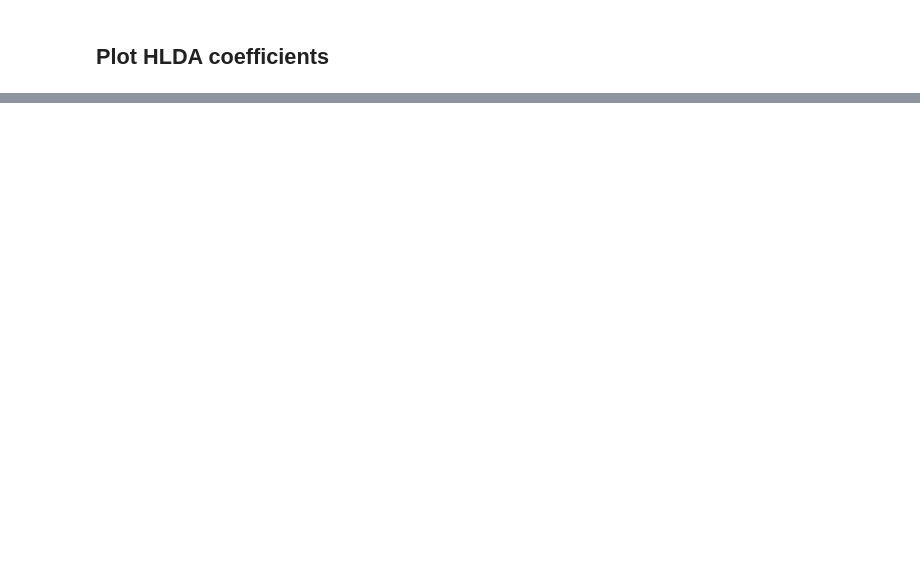
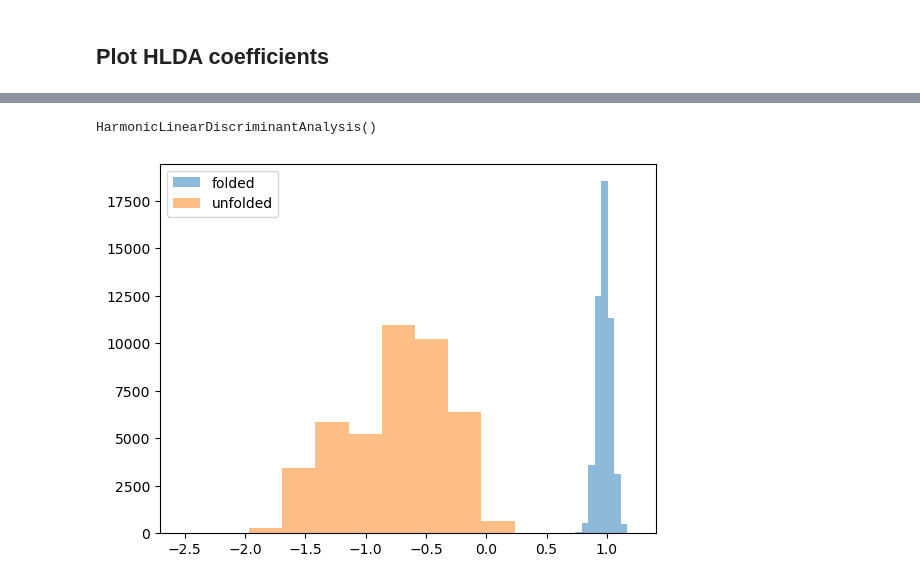
Before and after one commit to MendelsResearchGroup/chignolin_mutation, a Jupyter notebook: notebooks/[iz]load_and_simulate_cln025.ipynb, the cells around one changed output, grey strips where cells are left out. Saved outputs shown, nothing was run; the diff lists cells and outputs as text; code cells hidden in the pictures; blank space fills up the shorter version.

```diff
--- a/notebooks/[iz]load_and_simulate_cln025.ipynb
+++ b/notebooks/[iz]load_and_simulate_cln025.ipynb
@@ -872,0 +902,12 @@ plt.show()
+# %%
+data_filter = pd.concat([
+    data.query("state == 'folded' and psi6 < 2.0 and psi6 > -1.0"),
+    data.query("state == 'unfolded' and (psi6 >= 2.0 or psi6 <= -1.0)")
+])
+# %%
+X
+X = data_filter.iloc[:,data_filter.columns.str.contains('^p')].copy(deep=True)
+y = data_filter.state
+# %%
+# apply unwrap
+X = X.apply(np.unwrap,)
@@ -872,0 +921,11 @@ plt.show()
+# %%
+hlda.fit(X,y)
+# %% [output]
+HarmonicLinearDiscriminantAnalysis()
+# %%
+plt.hist(hlda.transform(X)[y == 'folded'],  label = 'folded', alpha=0.5 )
+plt.hist(hlda.transform(X)[y == 'unfolded'], label = 'unfolded', alpha =  0.5)
+plt.legend()
+plt.show()
+# %% [output]
+[figure, added]
```
Also changed, not shown: parts of 96 cells of this notebook, 2 other files.
